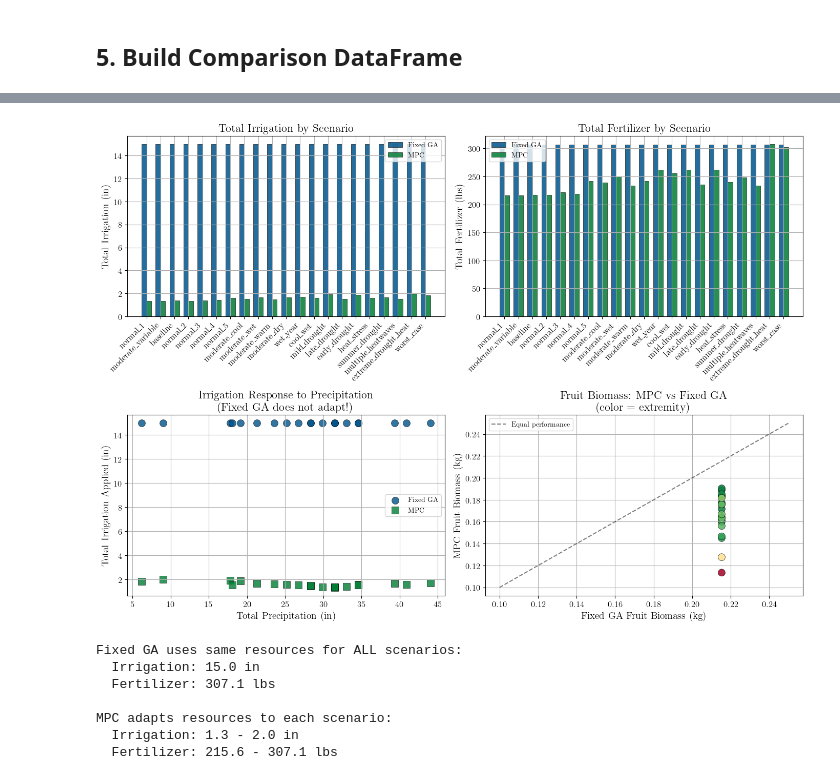
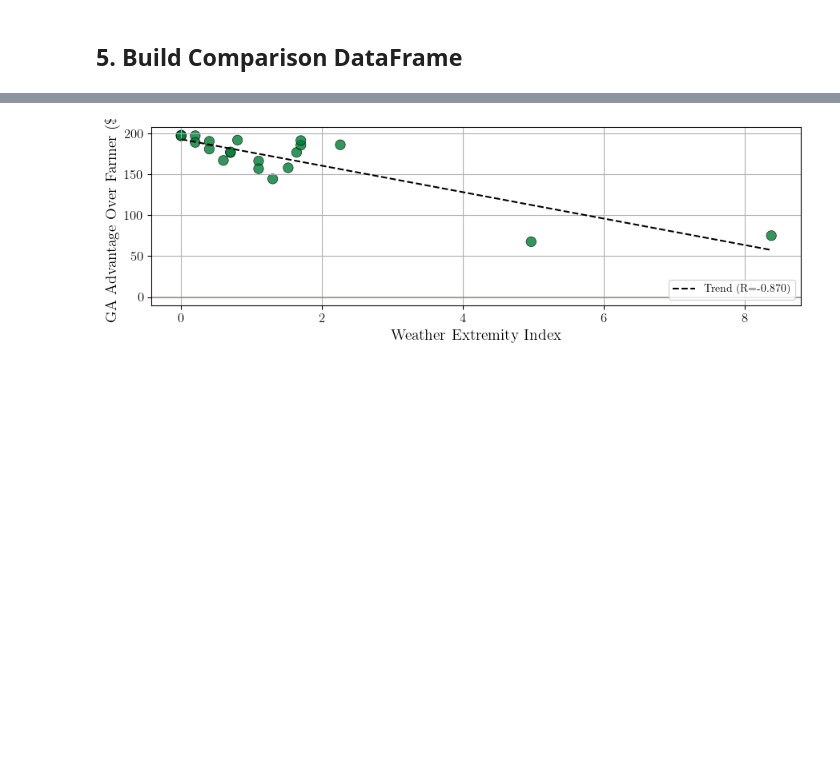
Before and after one commit to carlacupcake/smartfarm, a Jupyter notebook: src/smartfarm/examples/weather/ga_fixed_vs_mpc_comparison.ipynb, the cells around one changed output, grey strips where cells are left out. Cells and saved outputs as stored; diff of their text form; code cells hidden in the pictures; blank space fills up the shorter version.

```diff
--- a/src/smartfarm/examples/weather/ga_fixed_vs_mpc_comparison.ipynb
+++ b/src/smartfarm/examples/weather/ga_fixed_vs_mpc_comparison.ipynb
@@ -432,73 +382,24 @@ The fixed GA strategy applies the same irrigation and fertilizer regardless of w
 # %%
-fig, axes = plt.subplots(2, 2, figsize=(14, 10))
+fig, ax = plt.subplots(figsize=(9, 3))
 
-# Top left: Irrigation comparison
-ax = axes[0, 0]
-x = np.arange(len(valid))
-width = 0.35
-ax.bar(x - width/2, valid['ga_irrigation'], width, label='Fixed GA',
-       color=plotting_colors.strong_blue, alpha=0.85, edgecolor='black', linewidth=0.5)
-ax.bar(x + width/2, valid['mpc_irrigation'], width, label='MPC',
-       color=plotting_colors.vivid_green, alpha=0.85, edgecolor='black', linewidth=0.5)
-ax.set_xticks(x)
-ax.set_xticklabels(valid['scenario'], rotation=45, ha='right')
-ax.set_ylabel('Total Irrigation (in)')
-ax.set_title('Total Irrigation by Scenario')
-ax.legend()
+colors = [plotting_colors.vivid_green if x > 0 else plotting_colors.vivid_red
+          for x in valid['ga_vs_farmer']]
+ax.scatter(valid['extremity'], valid['ga_vs_farmer'], c=colors,
+           s=80, alpha=0.8, edgecolor='black', linewidth=0.5)
 
-# Top right: Fertilizer comparison
-ax = axes[0, 1]
-ax.bar(x - width/2, valid['ga_fertilizer'], width, label='Fixed GA',
-       color=plotting_colors.strong_blue, alpha=0.85, edgecolor='black', linewidth=0.5)
-ax.bar(x + width/2, valid['mpc_fertilizer'], width, label='MPC',
-       color=plotting_colors.vivid_green, alpha=0.85, edgecolor='black', linewidth=0.5)
-ax.set_xticks(x)
-ax.set_xticklabels(valid['scenario'], rotation=45, ha='right')
-ax.set_ylabel('Total Fertilizer (lbs)')
-ax.set_title('Total Fertilizer by Scenario')
-ax.legend()
+slope, intercept, r, p, _ = stats.linregress(valid['extremity'], valid['ga_vs_farmer'])
+x_trend = np.linspace(valid['extremity'].min(), valid['extremity'].max(), 100)
+ax.plot(x_trend, slope * x_trend + intercept, color='black', linestyle='--', linewidth=1.5,
+        label=f'Trend (R={r:.3f})')
 
-# Bottom left: Irrigation vs precipitation
-ax = axes[1, 0]
-ax.scatter(valid['precip_total'], valid['ga_irrigation'],
-           label='Fixed GA', color=plotting_colors.strong_blue, s=100,
-           alpha=0.8, marker='o', edgecolor='black', linewidth=0.5)
-ax.scatter(valid['precip_total'], valid['mpc_irrigation'],
-           label='MPC', color=plotting_colors.vivid_green, s=100,
-           alpha=0.8, marker='s', edgecolor='black', linewidth=0.5)
-ax.set_xlabel('Total Precipitation (in)')
-ax.set_ylabel('Total Irrigation Applied (in)')
-ax.set_title('Irrigation Response to Precipitation\n(Fixed GA does not adapt!)')
-ax.legend()
-
-# Bottom right: Fruit biomass comparison
-ax = axes[1, 1]
-ax.scatter(valid['ga_fruit'], valid['mpc_fruit'],
-           c=valid['extremity'], cmap='RdYlGn_r', s=100,
-           edgecolor='black', linewidth=0.5, alpha=0.85)
-ax.plot([0.1, 0.25], [0.1, 0.25], 'k--', alpha=0.5, label='Equal performance')
-ax.set_xlabel('Fixed GA Fruit Biomass (kg)')
-ax.set_ylabel('MPC Fruit Biomass (kg)')
-ax.set_title('Fruit Biomass: MPC vs Fixed GA\n(color = extremity)')
-ax.legend()
+ax.axhline(0, color=plotting_colors.medium_gray, linestyle='-', alpha=0.5)
+ax.set_xlabel('Weather Extremity Index')
+ax.set_ylabel('GA Advantage Over Farmer (\\$)')
+ax.legend(loc='lower right')
 
 plt.tight_layout()
-plt.savefig('weather_scenario_results/fixed_ga_vs_mpc_resources.png', dpi=150, bbox_inches='tight')
+plt.savefig('weather_scenario_results/three_way_ga_vs_farmer.png', dpi=150, bbox_inches='tight')
 plt.show()
-
-print(f"\nFixed GA uses same resources for ALL scenarios:")
-print(f"  Irrigation: {valid['ga_irrigation'].iloc[0]:.1f} in")
-print(f"  Fertilizer: {valid['ga_fertilizer'].iloc[0]:.1f} lbs")
-print(f"\nMPC adapts resources to each scenario:")
-print(f"  Irrigation: {valid['mpc_irrigation'].min():.1f} - {valid['mpc_irrigation'].max():.1f} in")
-print(f"  Fertilizer: {valid['mpc_fertilizer'].min():.1f} - {valid['mpc_fertilizer'].max():.1f} lbs")
 # %% [output]
-[figure, old version]
+[figure, new version]
-Fixed GA uses same resources for ALL scenarios:
-  Irrigation: 15.0 in
-  Fertilizer: 307.1 lbs
-
-MPC adapts resources to each scenario:
-  Irrigation: 1.3 - 2.0 in
-  Fertilizer: 215.6 - 307.1 lbs
 # %% [markdown]
```
Also changed, not shown: parts of 46 cells of this notebook, 37 other files.
